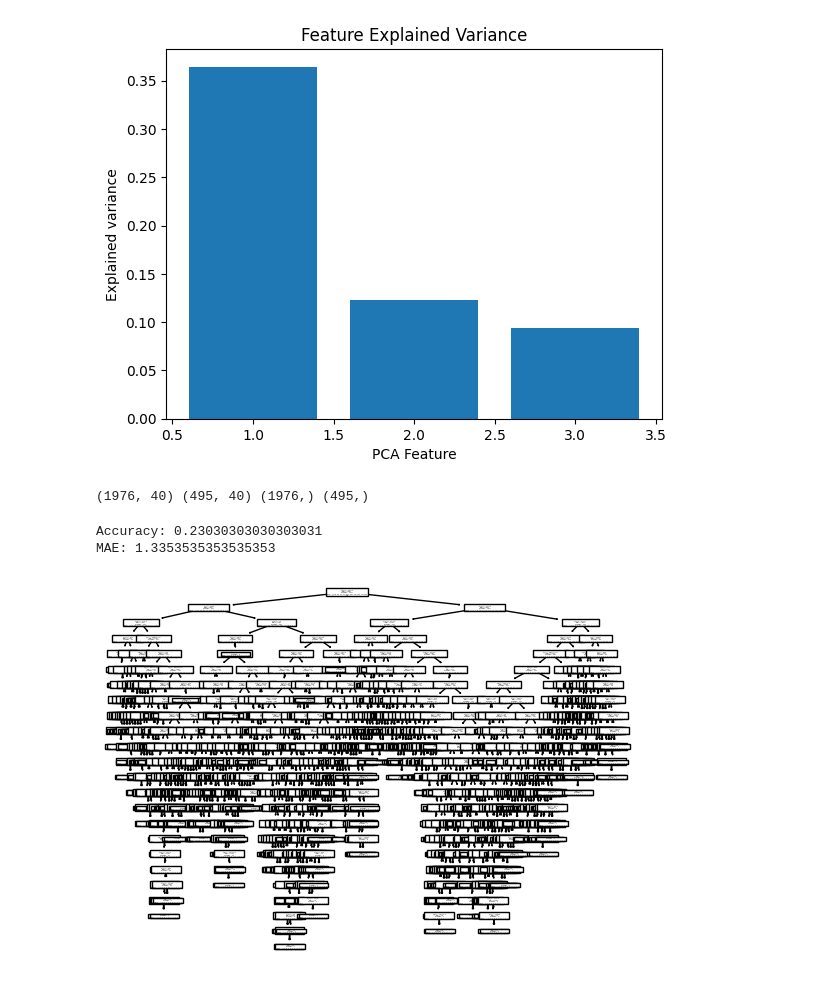
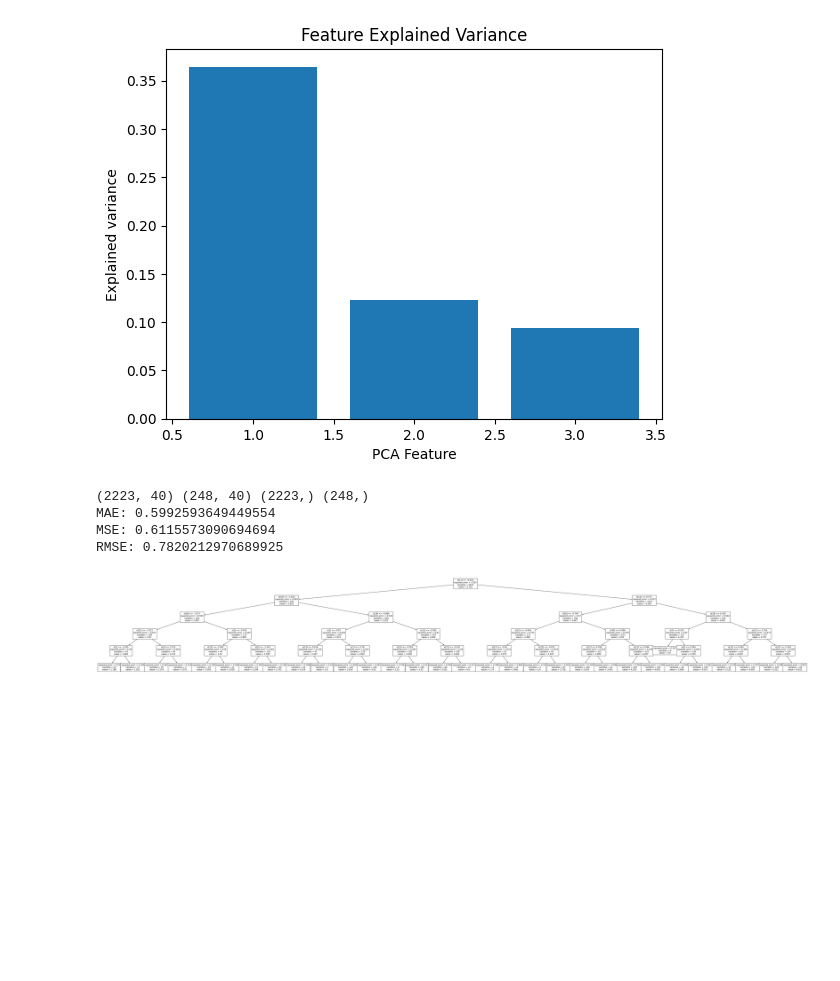
Before and after one commit to caKuma/CS235_DM_Project, a Jupyter notebook: dm-pca-dt.ipynb, the cells around one changed output. Drawn from its saved outputs; the diff is of its cells as text; code cells hidden in the pictures; blank space fills up the shorter version.

```diff
--- a/dm-pca-dt.ipynb
+++ b/dm-pca-dt.ipynb
@@ -167,28 +168,31 @@ plt.show()
 [figure]
 # %%
 # Decision Tree Classifier
-enc = preprocessing.LabelEncoder()
-y = enc.fit_transform(score['score'])
-X = train_scaled
+# enc = preprocessing.LabelEncoder()
+y = score['score']
+X = train_scaled_t
 
-X_train, X_test, y_train, y_test = train_test_split(X, y, test_size = 0.2)
+X_train, X_test, y_train, y_test = train_test_split(X, y, test_size = 0.1, random_state=44)
 print(X_train.shape, X_test.shape, y_train.shape, y_test.shape)
+model = DecisionTreeRegressor(max_depth=5, min_samples_split=5, min_samples_leaf=5)
+model.fit(X_train, y_train)
+predicted = model.predict(X_test)
+#accuracy = accuracy_score(predicted, y_test)
+mae = mean_absolute_error(predicted, y_test)
+mse = mean_squared_error(predicted, y_test)
+rmse = mean_squared_error(predicted, y_test, squared=False)
+#print(f'Accuracy: {accuracy}')
+print(f'MAE: {mae}')
+print(f'MSE: {mse}')
+print(f'RMSE: {rmse}')
 # %% [output]
-(1976, 40) (495, 40) (1976,) (495,)
+(2223, 40) (248, 40) (2223,) (248,)
+MAE: 0.5992593649449554
+MSE: 0.6115573090694694
+RMSE: 0.7820212970689925
-# %%
-model = DecisionTreeClassifier()
-model.fit(X_train, y_train)
-predicted = model.predict(X_test)
-accuracy = accuracy_score(predicted, y_test)
-mae = mean_absolute_error(predicted, y_test)
-print(f'Accuracy: {accuracy}')
-print(f'MAE: {mae}')
-# %% [output]
-Accuracy: 0.23030303030303031
-MAE: 1.3353535353535353
 # %%
-plt.figure()
-tree.plot_tree(model)
-plt.savefig('tree.eps',format='eps',bbox_inches = "tight")
+plt.figure(figsize=(70,10))
+tree.plot_tree(model, fontsize=11)
+plt.savefig('tree.eps',format='eps', dpi=300)
 # %% [output]
-[figure, old version]
+[figure, new version]
```
Also changed, not shown: parts of 4 cells of this notebook.
